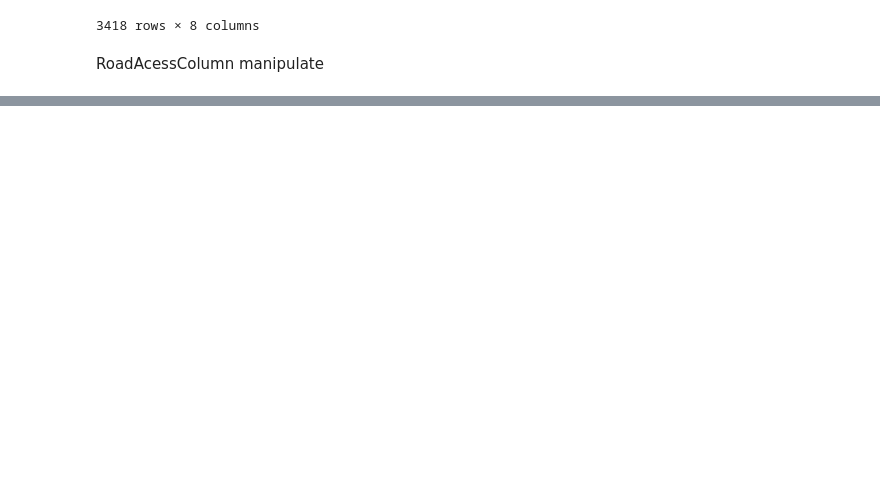
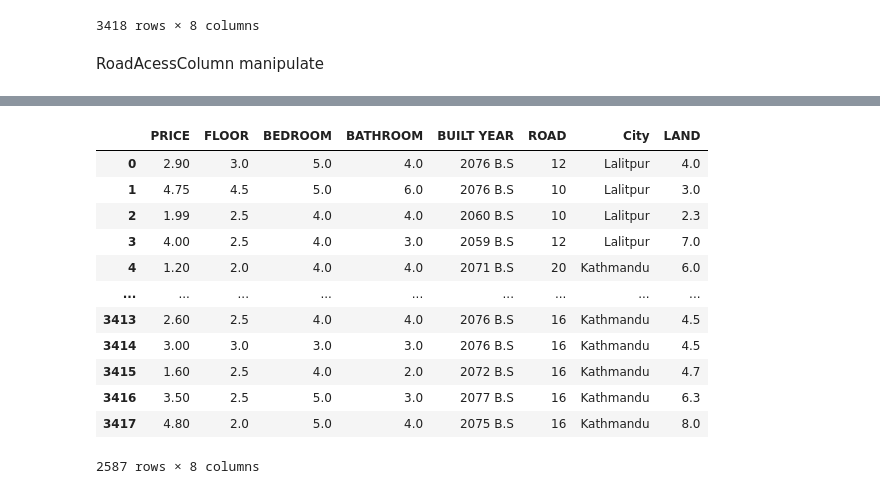
Before and after one commit to kushal1o1/RealEstate, a Jupyter notebook: ai/main.ipynb, the cells around one changed output, grey strips where cells are left out. Saved outputs shown, nothing was run; the diff lists cells and outputs as text; code cells hidden in the pictures; blank space fills up the shorter version.

```diff
--- a/ai/main.ipynb
+++ b/ai/main.ipynb
@@ -138,0 +239,21 @@ data.drop(columns=['ROAD ACCESS'], inplace=True)
+# %%
+clean_data = data[data['LAND AREA'].str.contains('aana', na=False)].copy()
+
+clean_data.loc[:, 'LAND AREA (AANA)'] = clean_data['LAND AREA'].str.replace(' aana', '', regex=False).astype(float)
+clean_data.drop(columns=['LAND AREA'], inplace=True)
+clean_data.rename(columns={'LAND AREA (AANA)': 'LAND'}, inplace=True)
+clean_data
+# %% [output]
+|  | PRICE | FLOOR | BEDROOM | BATHROOM | BUILT YEAR | ROAD | City | LAND |
+| 0 | 2.90 | 3.0 | 5.0 | 4.0 | 2076 B.S | 12 | Lalitpur | 4.0 |
+| 1 | 4.75 | 4.5 | 5.0 | 6.0 | 2076 B.S | 10 | Lalitpur | 3.0 |
+| 2 | 1.99 | 2.5 | 4.0 | 4.0 | 2060 B.S | 10 | Lalitpur | 2.3 |
+| 3 | 4.00 | 2.5 | 4.0 | 3.0 | 2059 B.S | 12 | Lalitpur | 7.0 |
+| 4 | 1.20 | 2.0 | 4.0 | 4.0 | 2071 B.S | 20 | Kathmandu | 6.0 |
+| ... | ... | ... | ... | ... | ... | ... | ... | ... |
+| 3413 | 2.60 | 2.5 | 4.0 | 4.0 | 2076 B.S | 16 | Kathmandu | 4.5 |
+| 3414 | 3.00 | 3.0 | 3.0 | 3.0 | 2076 B.S | 16 | Kathmandu | 4.5 |
+| 3415 | 1.60 | 2.5 | 4.0 | 2.0 | 2072 B.S | 16 | Kathmandu | 4.7 |
+| 3416 | 3.50 | 2.5 | 5.0 | 3.0 | 2077 B.S | 16 | Kathmandu | 6.3 |
+| 3417 | 4.80 | 2.0 | 5.0 | 4.0 | 2075 B.S | 16 | Kathmandu | 8.0 |
+2587 rows × 8 columns
```
Also changed, not shown: parts of 8 cells of this notebook.
